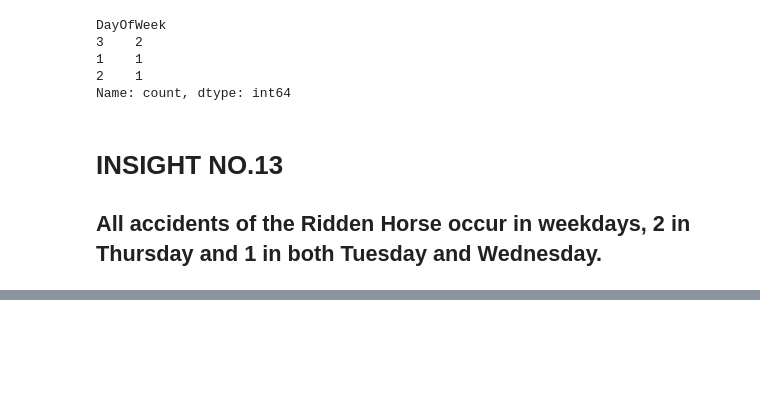
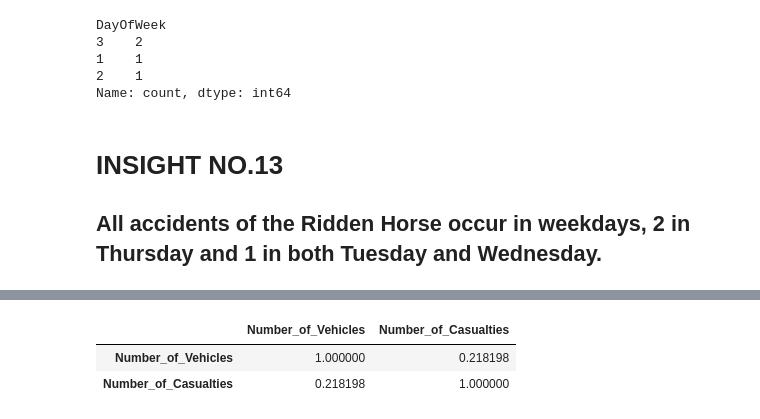
Before and after one commit to lpeter29/DATA_MINING, a Jupyter notebook: Activity3.ipynb, the cells around one changed output, grey strips where cells are left out. Saved outputs shown, nothing was run; the diff lists cells and outputs as text; code cells hidden in the pictures; blank space fills up the shorter version.

```diff
--- a/Activity3.ipynb
+++ b/Activity3.ipynb
@@ -498,0 +517,6 @@ Name: count, dtype: int64
+# %%
+heavy_vehicles = ['Bus or coach (17 or more pass seats)', 'Goods 7.5 tonnes mgw and over',
+                  'Goods over 3.5t. and under 7.5t', 'Van / Goods 3.5 tonnes mgw or under']
+
+df_heavy = accident[accident['Vehicle_Type'].isin(heavy_vehicles)]
+df_heavy['Year'].value_counts().sort_index()
@@ -498,0 +573,6 @@ Name: count, dtype: int64
+# %%
+df_heavy[['Number_of_Vehicles', 'Number_of_Casualties']].corr()
+# %% [output]
+|  | Number_of_Vehicles | Number_of_Casualties |
+| Number_of_Vehicles | 1.000000 | 0.218198 |
+| Number_of_Casualties | 0.218198 | 1.000000 |
```
Also changed, not shown: parts of 23 cells of this notebook.
